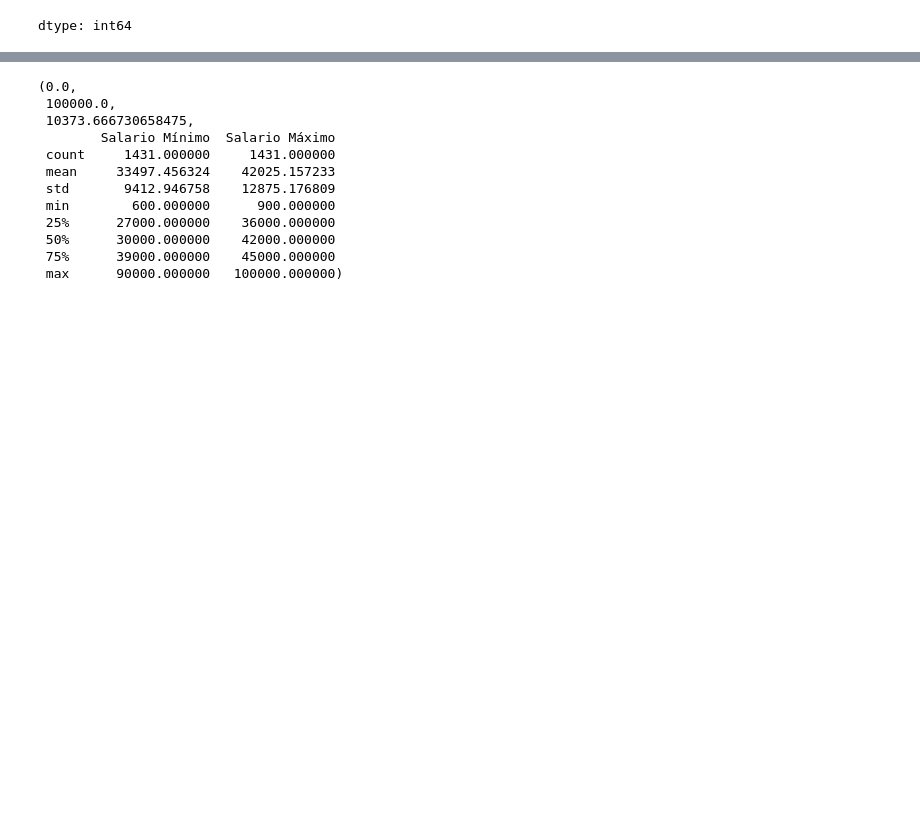
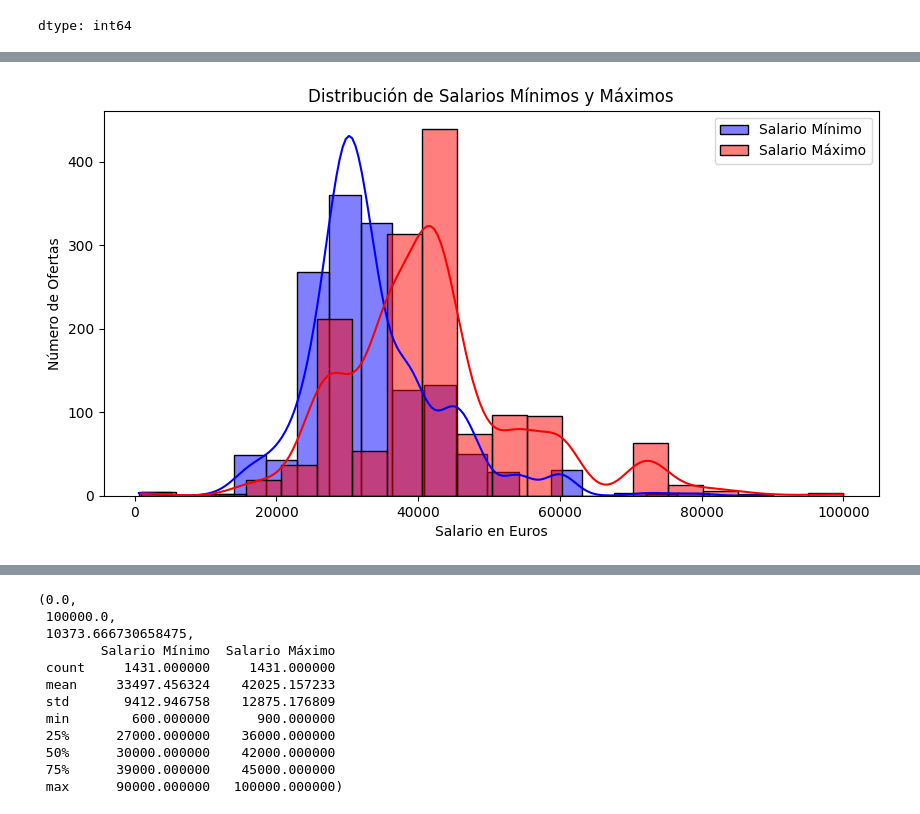
Before and after one commit to heav2308/scraping-tecnoempleo, a Jupyter notebook: Anaisis_datos_tecnoempleo.ipynb, the cells around one changed output, grey strips where cells are left out. Drawn from its saved outputs; the diff is of its cells as text; code cells hidden in the pictures; blank space fills up the shorter version.

```diff
--- a/Anaisis_datos_tecnoempleo.ipynb
+++ b/Anaisis_datos_tecnoempleo.ipynb
@@ -89,0 +91,21 @@ plt.show()
+# %%
+# Filtrar los datos donde los salarios mínimo y máximo sean mayores que 0
+df_salary = df[(df['Salario Mínimo'] > 0) & (df['Salario Máximo'] > 0)]
+
+# Crear el histograma para el salario mínimo
+plt.figure(figsize=(10, 5))
+sns.histplot(df_salary['Salario Mínimo'], bins=20, kde=True, color='blue', label='Salario Mínimo', alpha=0.5)
+
+# Crear el histograma para el salario máximo
+sns.histplot(df_salary['Salario Máximo'], bins=20, kde=True, color='red', label='Salario Máximo', alpha=0.5)
+
+# Personalizar el gráfico
+plt.title('Distribución de Salarios Mínimos y Máximos')
+plt.xlabel('Salario en Euros')
+plt.ylabel('Número de Ofertas')
+plt.legend()
+
+# Mostrar el gráfico
+plt.show()
+# %% [output]
+[figure, added]
```
Also changed, not shown: parts of 12 cells of this notebook.
